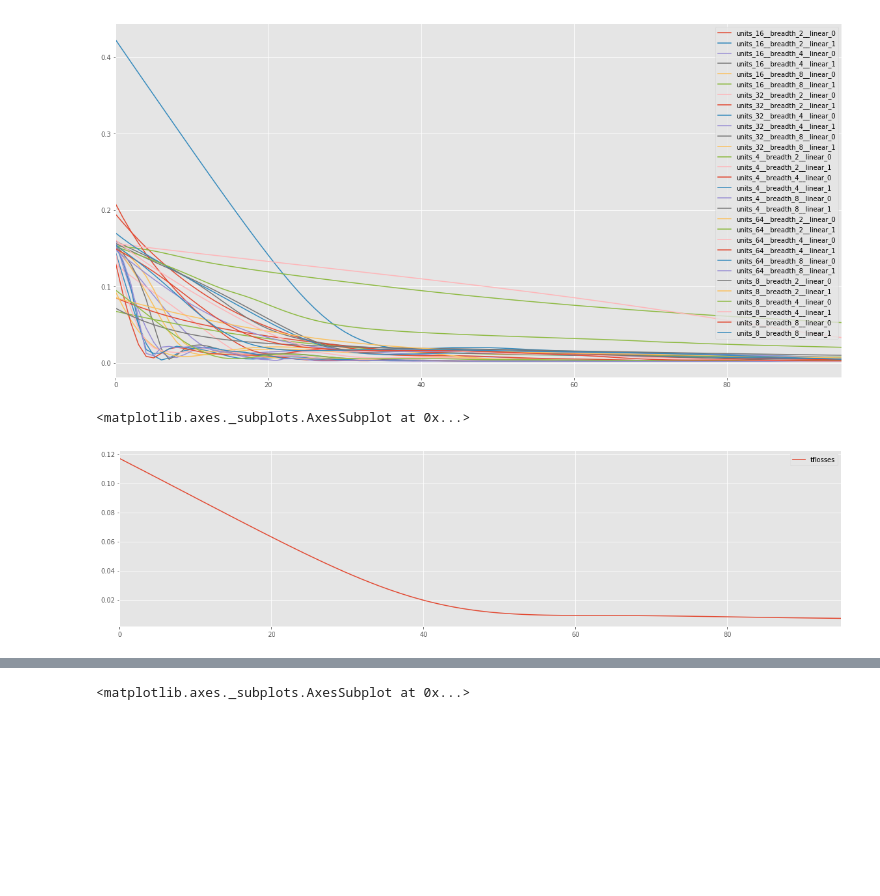
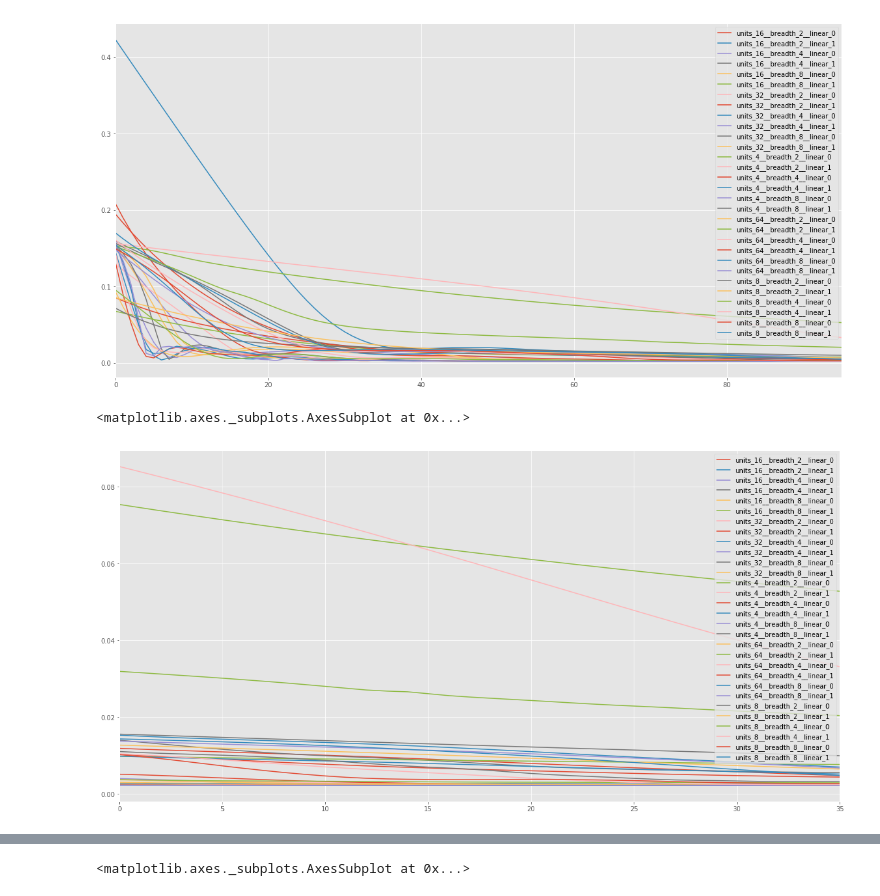
Before and after one commit to thepaulm/lstm, a Jupyter notebook: WebPage.ipynb, the cells around one changed output, grey strips where cells are left out. Saved outputs shown, nothing was run; the diff lists cells and outputs as text; code cells hidden in the pictures; blank space fills up the shorter version.

```diff
--- a/WebPage.ipynb
+++ b/WebPage.ipynb
@@ -383,3 +383,6 @@ training:  units_64__breadth_8__linear_1
 trained in  141.91383221399883
 training:  units_64__breadth_8__linear_0
 trained in  144.1045100650008
+# %%
+import pickle
+fname = "lstm_parameter_search.pkl"
@@ -385,0 +391,3 @@ trained in  144.1045100650008
+# %%
+with open(fname, "wb") as f:
+    pickle.dump(models, f)
@@ -386,3 +396,6 @@ trained in  144.1045100650008
+# %%
+with open(fname, "rb") as f:
+    models = pickle.load(f)
 # %%
 models.keys()
 # %% [output]
@@ -392,8 +405,13 @@ pd.DataFrame(models).plot(figsize=(20, 10))
 # %% [output]
 <matplotlib.axes._subplots.AxesSubplot at 0x...>
 [figure]
+# %%
+start = 60
+zoom = {}
+for k, v in models.items():
+    zoom[k] = v[start:]
 # %%
-pd.DataFrame({"tflosses" : tfctx.losses}).plot(figsize=figsize)
+pd.DataFrame(zoom).plot(figsize=(20, 10))
 # %% [output]
 <matplotlib.axes._subplots.AxesSubplot at 0x...>
-[figure, old version]
+[figure, new version]
```
Also changed, not shown: parts of 17 cells of this notebook, 2 other files.
